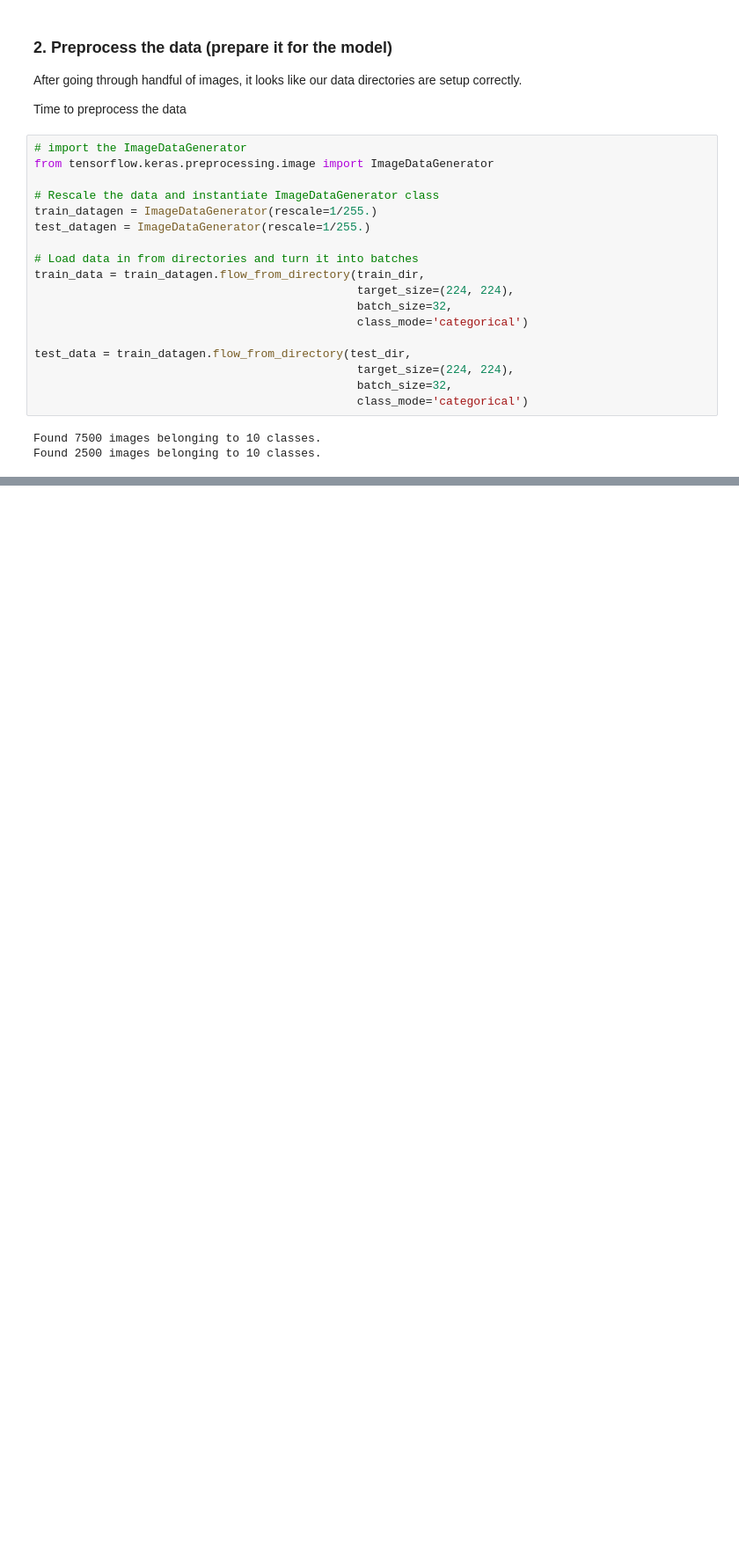
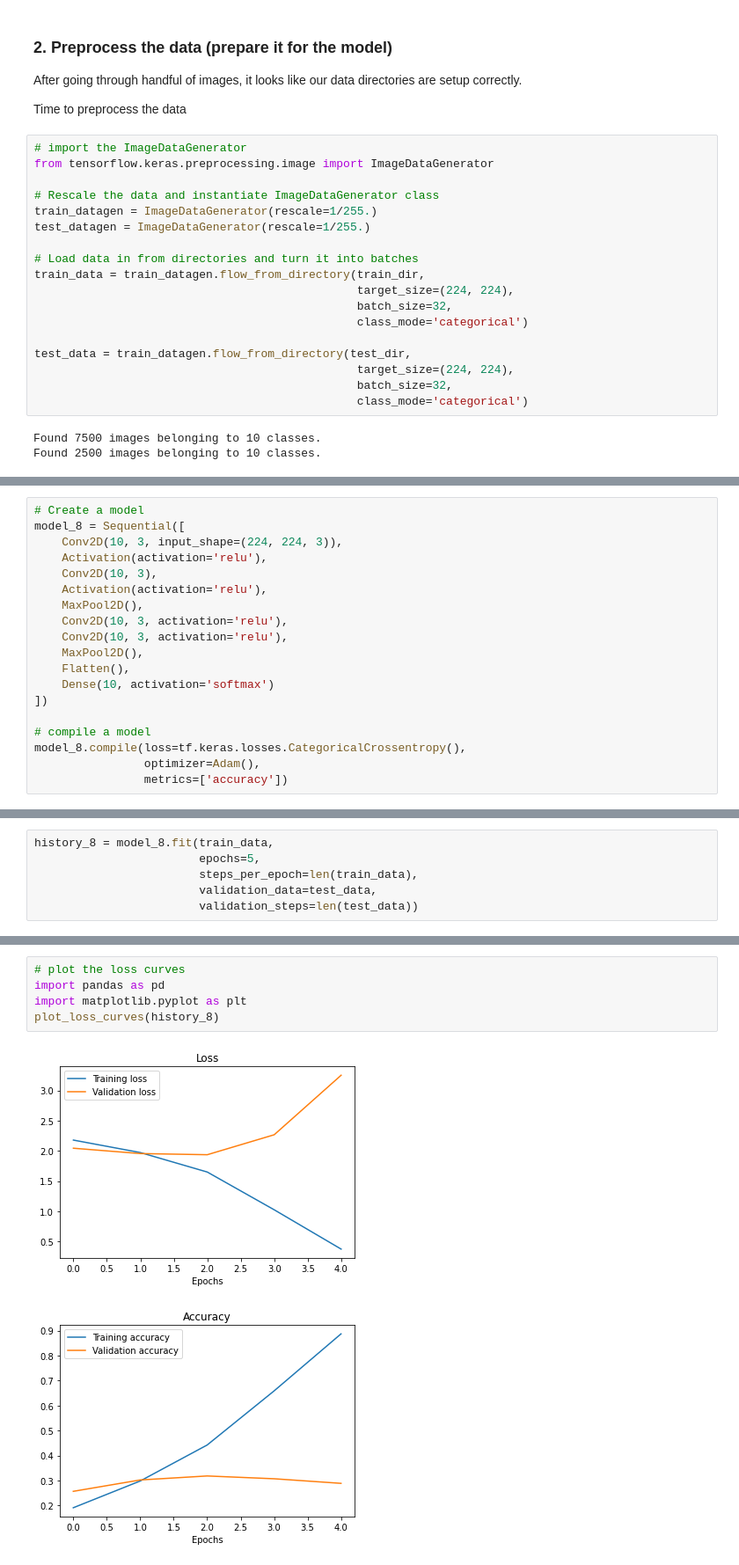
Before and after one commit to SaketMunda/cnn-computer-vision-introduction, a Jupyter notebook: convolutional_neural_network_with_tensorflow.ipynb, the cells around one changed output, grey strips where cells are left out. Shown at 88% size. Cells and saved outputs as stored; diff of their text form; blank space fills up the shorter version.

Commit message:
adjusting model parameters

```diff
--- a/convolutional_neural_network_with_tensorflow.ipynb
+++ b/convolutional_neural_network_with_tensorflow.ipynb
@@ -1395,0 +1406,19 @@ Found 2500 images belonging to 10 classes.
+# %%
+# Create a model
+model_8 = Sequential([
+    Conv2D(10, 3, input_shape=(224, 224, 3)),
+    Activation(activation='relu'),
+    Conv2D(10, 3),
+    Activation(activation='relu'),
+    MaxPool2D(),
+    Conv2D(10, 3, activation='relu'),
+    Conv2D(10, 3, activation='relu'),
+    MaxPool2D(),
+    Flatten(),
+    Dense(10, activation='softmax')
+])
+
+# compile a model
+model_8.compile(loss=tf.keras.losses.CategoricalCrossentropy(),
+                optimizer=Adam(),
+                metrics=['accuracy'])
@@ -1395,0 +1429,6 @@ Found 2500 images belonging to 10 classes.
+# %%
+history_8 = model_8.fit(train_data,
+                        epochs=5,
+                        steps_per_epoch=len(train_data),
+                        validation_data=test_data,
+                        validation_steps=len(test_data))
@@ -1395,0 +1464,8 @@ Found 2500 images belonging to 10 classes.
+# %%
+# plot the loss curves
+import pandas as pd
+import matplotlib.pyplot as plt
+plot_loss_curves(history_8)
+# %% [output]
+[figure, added]
+[figure, added]
```
Also changed, not shown: parts of 26 cells of this notebook.
